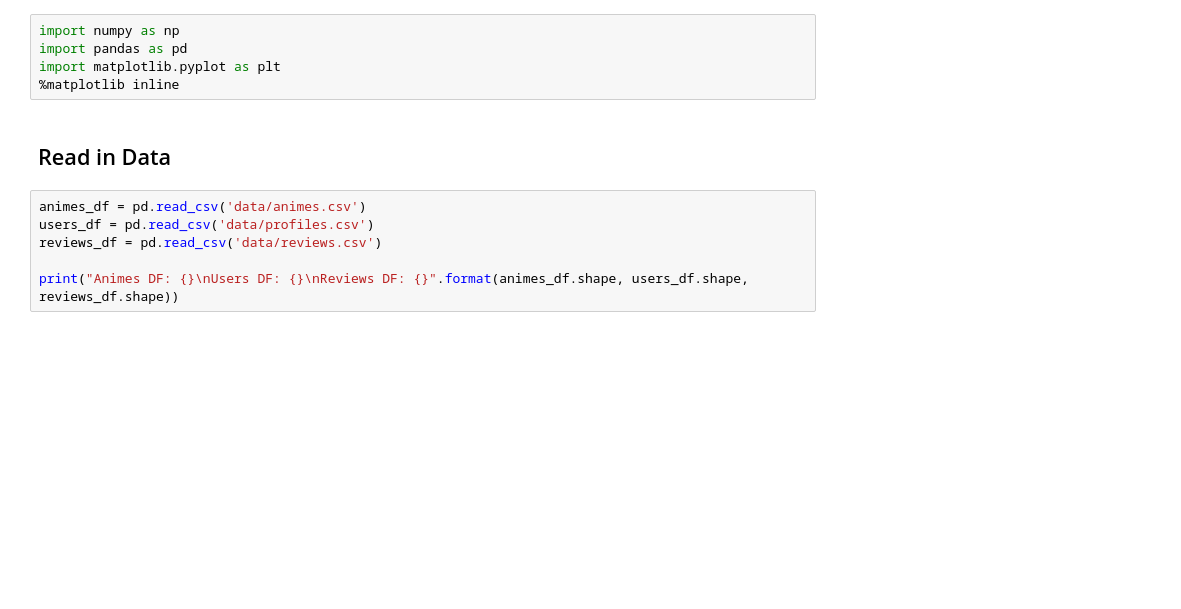
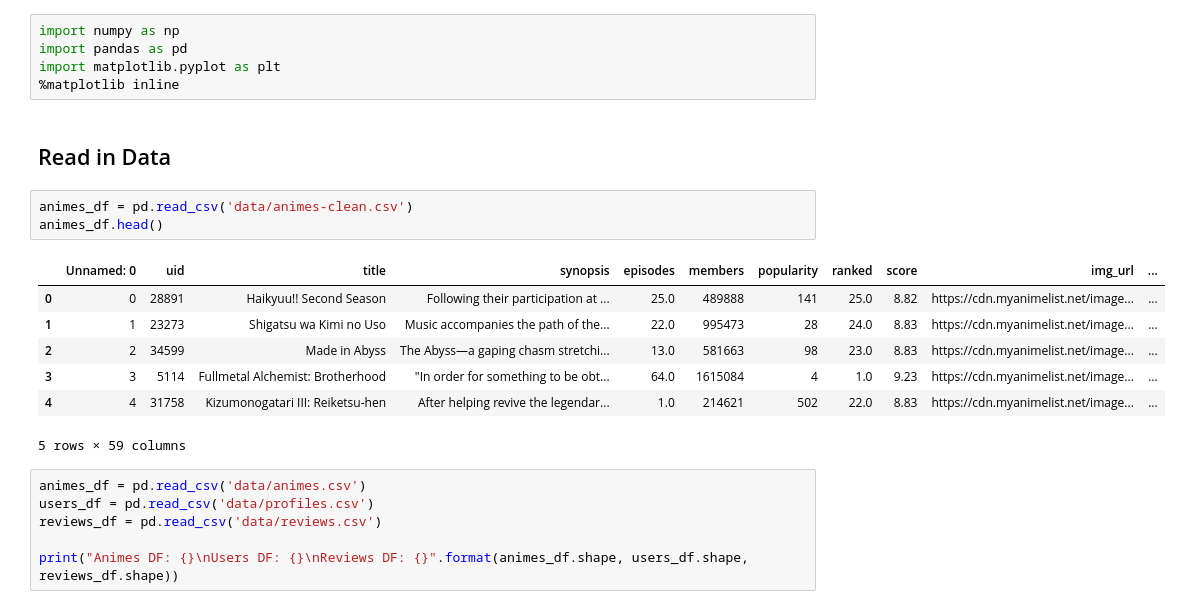
Before and after one commit to SaintGemini/anime-recommendation-engine, a Jupyter notebook: data-preparation.ipynb, the cells around one changed output. Saved outputs shown, nothing was run; the diff lists cells and outputs as text; blank space fills up the shorter version.

```diff
--- a/data-preparation.ipynb
+++ b/data-preparation.ipynb
@@ -10,6 +10,17 @@ import matplotlib.pyplot as plt
 %matplotlib inline
 # %% [markdown]
 ## Read in Data
+# %%
+animes_df = pd.read_csv('data/animes-clean.csv')
+animes_df.head()
+# %% [output]
+|  | Unnamed: 0 | uid | title | synopsis | episodes | members | popularity | ranked | score | img_url | ... |
+| 0 | 0 | 28891 | Haikyuu!! Second Season | Following their participation at ... | 25.0 | 489888 | 141 | 25.0 | 8.82 | https://cdn.myanimelist.net/image... | ... |
+| 1 | 1 | 23273 | Shigatsu wa Kimi no Uso | Music accompanies the path of the... | 22.0 | 995473 | 28 | 24.0 | 8.83 | https://cdn.myanimelist.net/image... | ... |
+| 2 | 2 | 34599 | Made in Abyss | The Abyss—a gaping chasm stretchi... | 13.0 | 581663 | 98 | 23.0 | 8.83 | https://cdn.myanimelist.net/image... | ... |
+| 3 | 3 | 5114 | Fullmetal Alchemist: Brotherhood | "In order for something to be obt... | 64.0 | 1615084 | 4 | 1.0 | 9.23 | https://cdn.myanimelist.net/image... | ... |
+| 4 | 4 | 31758 | Kizumonogatari III: Reiketsu-hen | After helping revive the legendar... | 1.0 | 214621 | 502 | 22.0 | 8.83 | https://cdn.myanimelist.net/image... | ... |
+5 rows × 59 columns
 # %%
 animes_df = pd.read_csv('data/animes.csv')
 users_df = pd.read_csv('data/profiles.csv')
```
Also changed, not shown: 3 other files.
